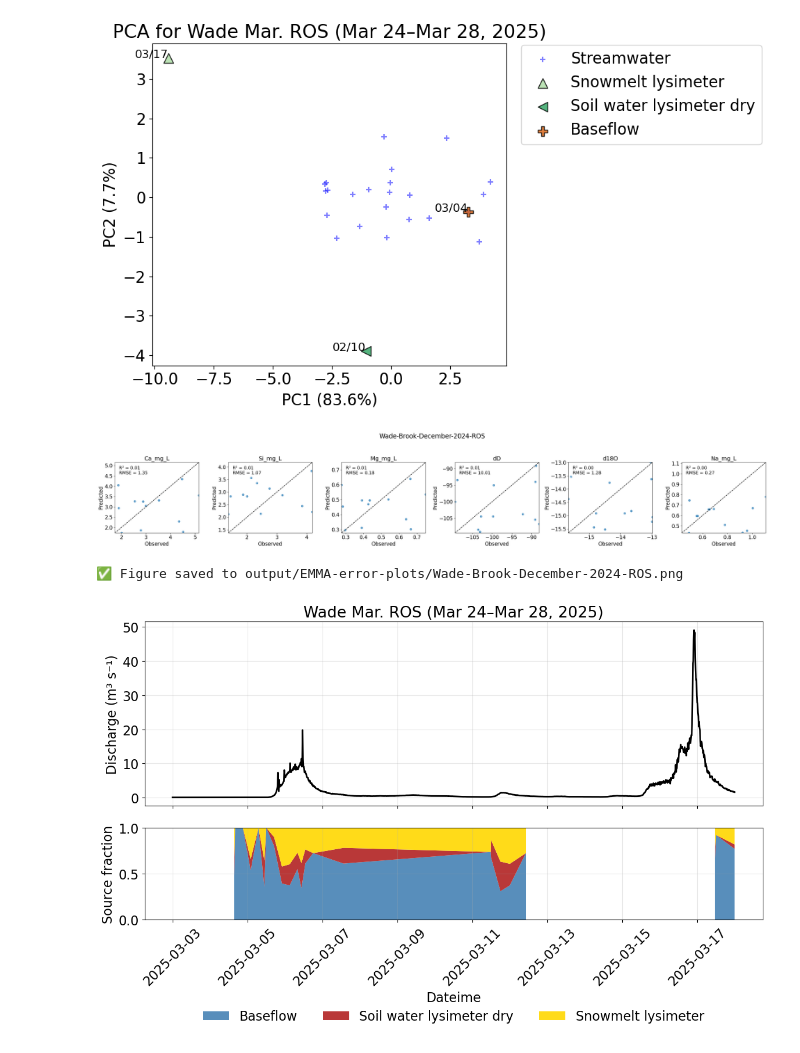
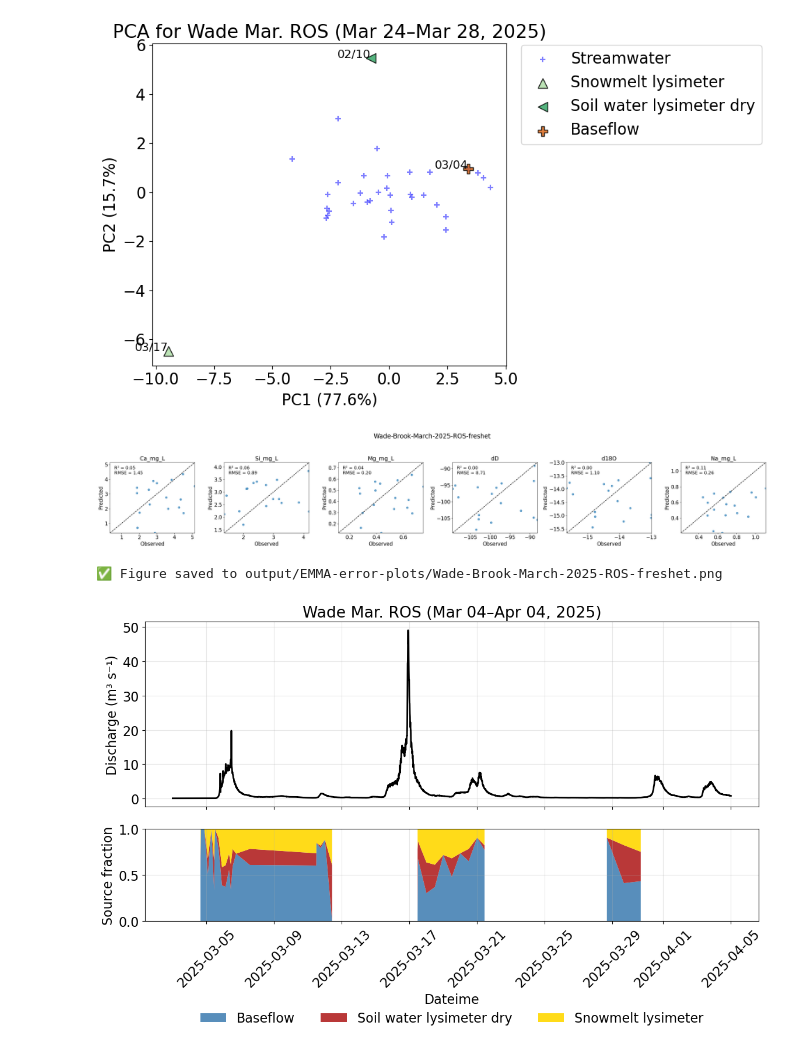
Before and after one commit to MeganEDuffy/EMMA, a Jupyter notebook: EMMA-main/Wade_Hungerford_Potash_2025_event-PCAwEMMAs_SLSQP.ipynb, the cells around one changed output. Drawn from its saved outputs; the diff is of its cells as text; code cells hidden in the pictures.

Commit message:
plotting emma wade and potash ri25

```diff
--- a/EMMA-main/Wade_Hungerford_Potash_2025_event-PCAwEMMAs_SLSQP.ipynb
+++ b/EMMA-main/Wade_Hungerford_Potash_2025_event-PCAwEMMAs_SLSQP.ipynb
@@ -674,7 +672,7 @@ wade_marros_tracers, wade_marros_pca = plot_event_pca(
     data=df,
     site="Wade",
     start_date="2025-03-03",
-    end_date="2025-03-28",
+    end_date="2025-04-05",
     endmember_ids=["RI25-1229", # Snowmelt lysimeter
                    "RI25-1115", # Soil water lysimeter dry
                    "RI25-1183"],  #Baseflow
@@ -689,38 +687,38 @@ wade_marros_tracers, wade_marros_pca = plot_event_pca(
             #"RI25-1123", # Soil water lysimeter dry 12/06/2024
             #"RI25-1126"]#, #Baseflow 12/06/2024
 
 wade_marros_fractions_df, wade_marros_scaler, wade_marros_pca, wade_marros_endmembers_df = run_emma_event(
     data=df,
     site="Wade",
     start_date="2025-03-03",
-    end_date="2025-03-28",
+    end_date="2025-04-05",
     endmember_ids=["RI25-1229", # Snowmelt lysimeter
                    "RI25-1115", # Soil water lysimeter dry
                    "RI25-1183"],  #Baseflow
 )
 
 wade_tracers = ['Ca_mg_L', 'Si_mg_L', 'Mg_mg_L', 'dD', 'd18O', 'Na_mg_L']
 
 # Call the prediction function
 wade_marros_predicted = predict_tracers_from_fractions(
     fractions_df=wade_marros_fractions_df,
     endmembers_df=wade_marros_endmembers_df,
     tracer_cols=wade_tracers
 )
 
 # Plot observed vs predicted tracer values
-plot_observed_vs_predicted("Wade-Brook-December-2024-ROS", wade_marros_predicted, df, wade_tracers)
+plot_observed_vs_predicted("Wade-Brook-March-2025-ROS-freshet", wade_marros_predicted, df, wade_tracers)
 
 plot_emma_fractions_with_hydrograph(
     fractions_df= wade_marros_fractions_df,
     discharge_csv="/home/millieginty/OneDrive/git-repos/LCBP-interannual-EMMAs/Data/StreamSensor_data/Discharge.Discharge_cms@Wade_Brook.20221001.csv",
     start_date="2025-03-03 00:00:00",
-    end_date="2025-03-18 00:00:00",
+    end_date="2025-04-05 00:00:00",
     site="Wade",
-    title="Wade Mar. ROS (Mar 24–Mar 28, 2025)"
+    title="Wade Mar. ROS (Mar 04–Apr 04, 2025)"
 )
 # %% [output]
-[figure, old version]
+[figure, new version]
-[figure, old version]
+[figure, new version]
-✅ Figure saved to output/EMMA-error-plots/Wade-Brook-December-2024-ROS.png
+✅ Figure saved to output/EMMA-error-plots/Wade-Brook-March-2025-ROS-freshet.png
-[figure, old version]
+[figure, new version]
```
Also changed, not shown: parts of 3 cells of this notebook, 14 other files.
